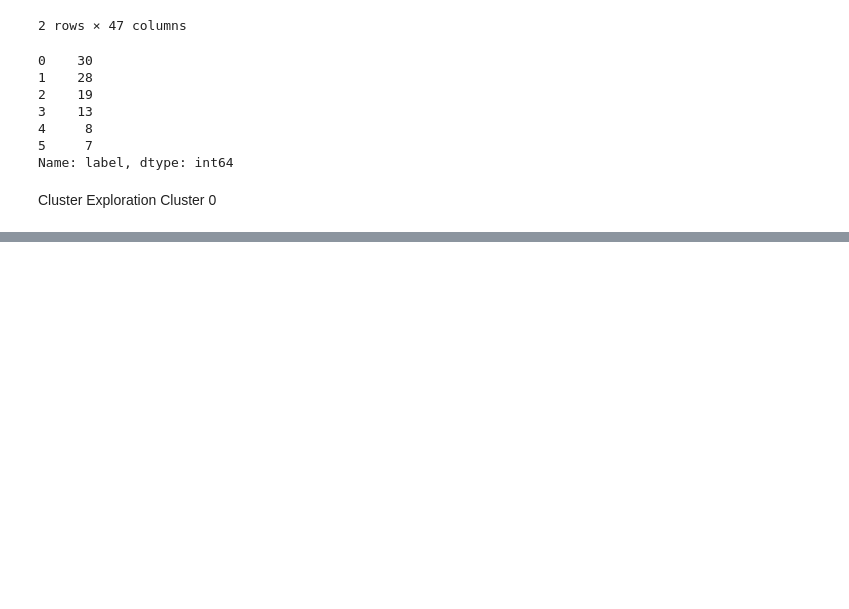
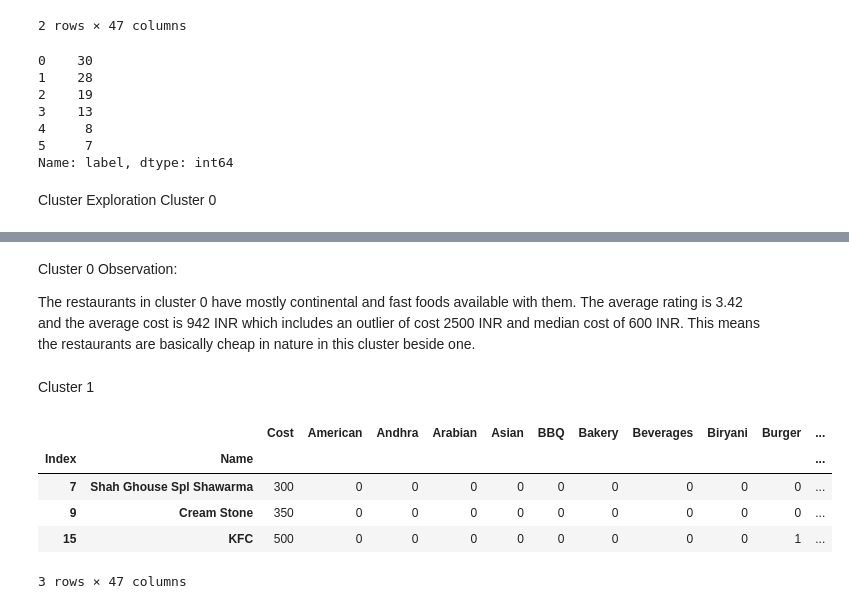
Before and after one commit to bharath967/ZOMATO-RESTAURANT-CLUSTERING-AND-SENTIMENT-ANALYSIS, a Jupyter notebook: Copy_of_ZOMATO_RESTAURANT_CLUSTERING_AND_SENTIMENT_ANALYSIS.ipynb, the cells around one changed output, grey strips where cells are left out. Cells and saved outputs as stored; diff of their text form; code cells hidden in the pictures; blank space fills up the shorter version.

```diff
--- a/Copy_of_ZOMATO_RESTAURANT_CLUSTERING_AND_SENTIMENT_ANALYSIS.ipynb
+++ b/Copy_of_ZOMATO_RESTAURANT_CLUSTERING_AND_SENTIMENT_ANALYSIS.ipynb
@@ -846,0 +857,17 @@ Cluster 0
+# %% [markdown]
+Cluster 0 Observation:
+
+The restaurants in cluster 0 have mostly continental and fast foods available with them.
+The average rating is 3.42 and the average cost is 942 INR which includes an outlier of cost 2500 INR and median cost of 600 INR. This means the restaurants are basically cheap in nature in this cluster beside one.
+# %% [markdown]
+Cluster 1
+# %%
+#exploring cluster
+names_df[names_df['label']==1].head(3)
+# %% [output]
+|  |  | Cost | American | Andhra | Arabian | Asian | BBQ | Bakery | Beverages | Biryani | Burger | ... |
+| Index | Name |  |  |  |  |  |  |  |  |  |  | ... |
+| 7 | Shah Ghouse Spl Shawarma | 300 | 0 | 0 | 0 | 0 | 0 | 0 | 0 | 0 | 0 | ... |
+| 9 | Cream Stone | 350 | 0 | 0 | 0 | 0 | 0 | 0 | 0 | 0 | 0 | ... |
+| 15 | KFC | 500 | 0 | 0 | 0 | 0 | 0 | 0 | 0 | 0 | 1 | ... |
+3 rows × 47 columns
```
Also changed, not shown: parts of 2 cells of this notebook.
